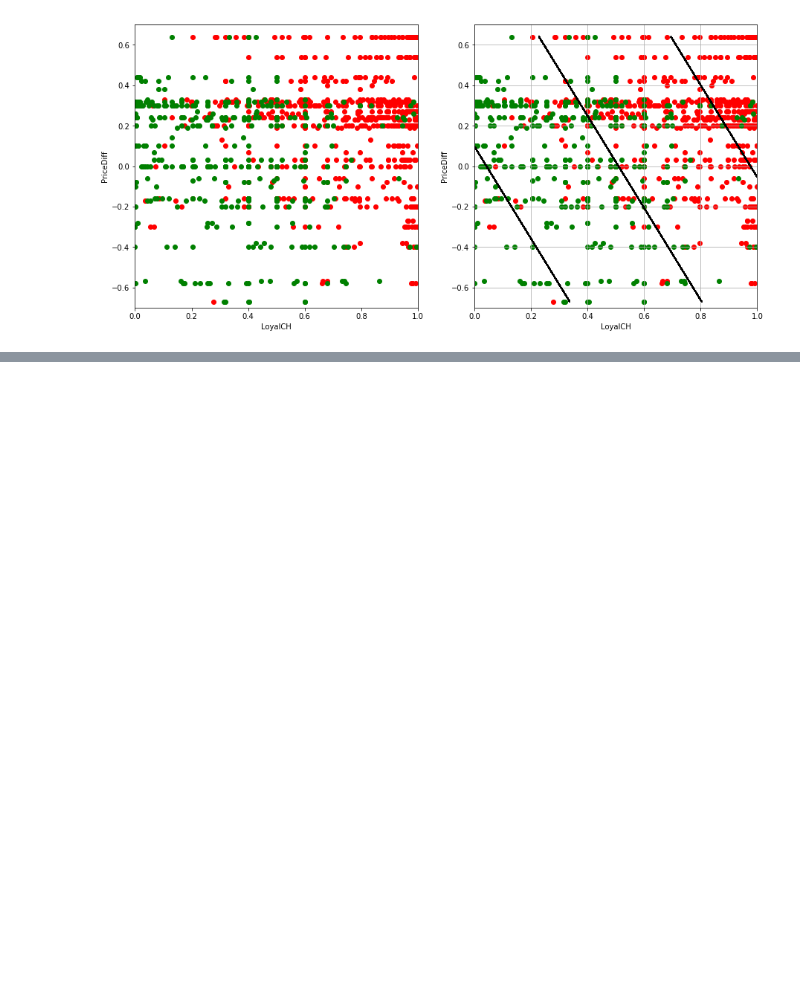
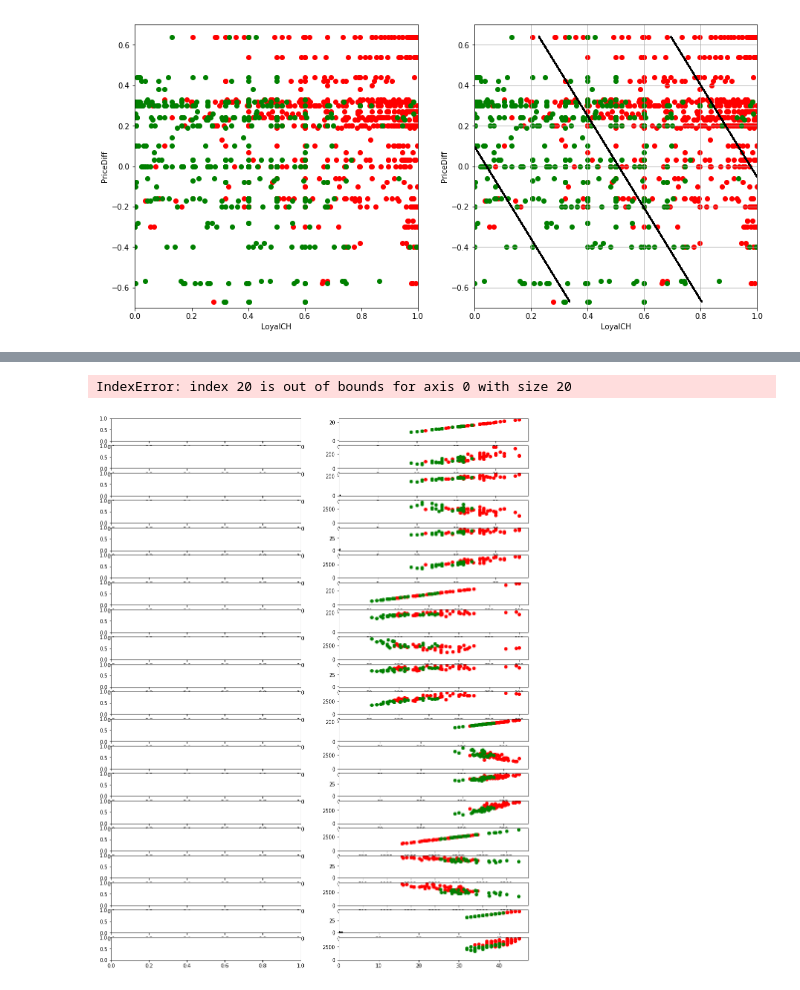
Before and after one commit to YvanDavidHerChar/MetodosComputacionalesAvanzados, a Jupyter notebook: RecetasYvanescas/Semana11-1.ipynb, the cells around one changed output, grey strips where cells are left out. Drawn from its saved outputs; the diff is of its cells as text; code cells hidden in the pictures; blank space fills up the shorter version.

```diff
--- a/RecetasYvanescas/Semana11-1.ipynb
+++ b/RecetasYvanescas/Semana11-1.ipynb
@@ -141,0 +123,9 @@ plt.ylim((-0.7,0.7))
+# %%
+data2 = pd.read_csv('Cars93.csv')
+data2 = data2.dropna()
+C = np.array(data2[["Fuel.tank.capacity", "Horsepower", "Length", "Rev.per.mile", "Turn.circle", "Weight"]])
+H = np.array(data2['MPG.city'])
+prom = np.mean(H)
+H[H<prom] = 0
+H[H>prom] = 1
+print(H==1)
@@ -141,0 +140,21 @@ plt.ylim((-0.7,0.7))
+# %%
+fig, axs = plt.subplots(20,2, figsize=(15, 20))
+num=-1
+for j in np.arange(6):
+    for i in np.arange(j,6):
+        X = np.vstack([C[:,j],C[:,i]]).T
+        sv = LinearSVC()
+        sv.fit(X,H)
+        o = sv.decision_function(X)
+        YY, XX = np.meshgrid(X2, X1)
+        xy = np.vstack([XX.ravel(), YY.ravel()]).T
+        Z = sv.decision_function(xy).reshape(XX.shape)
+        num=num+1
+        x1=X[:,0]
+        x2=X[:,1]
+        axs[num,1].scatter(x1[H==0], x2[H==0], c='r')
+        axs[num,1].scatter(x1[H==1], x2[H==1], c='g')
+        axs[num,1].contour(XX, YY, Z, colors='k', levels=[-1, 0, 1], linestyles=[':', '-', ':'])
+# %% [output]
+IndexError: index 20 is out of bounds for axis 0 with size 20
+[figure, added]
```
Also changed, not shown: parts of 2 cells of this notebook.
